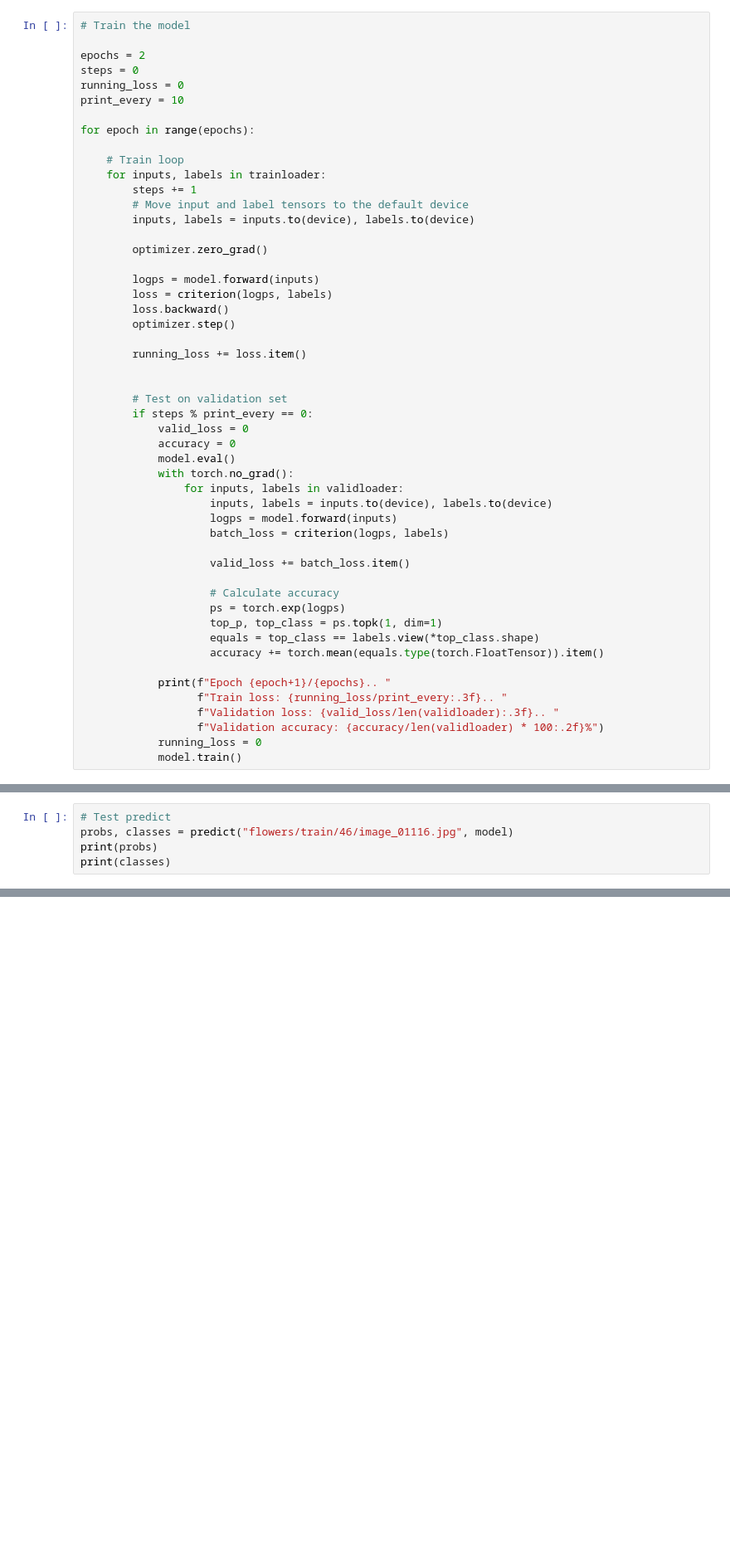
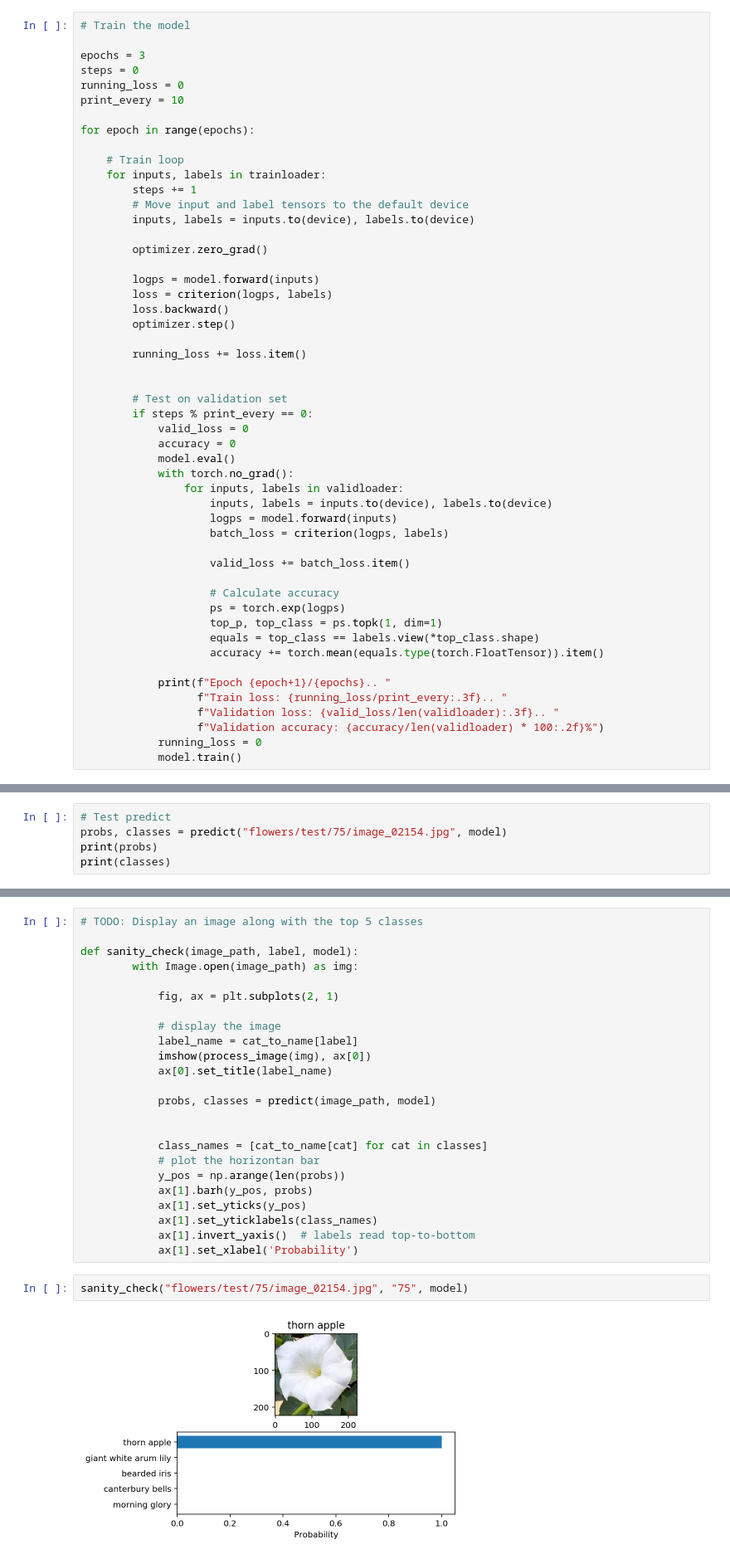
Before and after one commit to lukechen526/DSND_Term1, a Jupyter notebook: projects/p2_image_classifier/Image_Classifier_Project_solution.ipynb, the cells around one changed output, grey strips where cells are left out. Shown at 83% size. Cells and saved outputs as stored; diff of their text form; blank space fills up the shorter version.

Commit message:
Added sanity checking

```diff
--- a/projects/p2_image_classifier/Image_Classifier_Project_solution.ipynb
+++ b/projects/p2_image_classifier/Image_Classifier_Project_solution.ipynb
@@ -155,7 +154,7 @@ model = model.to(device)
 # %%
 # Train the model
 
-epochs = 2
+epochs = 3
 steps = 0
 running_loss = 0
 print_every = 10
@@ -422,7 +438,7 @@ def predict(image_path, model, topk=5):
         return top_p.squeeze().tolist(), top_class
 # %%
 # Test predict
-probs, classes = predict("flowers/train/46/image_01116.jpg", model)
+probs, classes = predict("flowers/test/75/image_02154.jpg", model)
 print(probs)
 print(classes)
 # %% [output]
@@ -440,0 +455,28 @@ You can convert from the class integer encoding to actual flower names with the
+# %%
+# TODO: Display an image along with the top 5 classes
+
+def sanity_check(image_path, label, model):
+        with Image.open(image_path) as img:
+
+            fig, ax = plt.subplots(2, 1)
+
+            # display the image
+            label_name = cat_to_name[label]
+            imshow(process_image(img), ax[0])
+            ax[0].set_title(label_name)
+
+            probs, classes = predict(image_path, model)
+
+
+            class_names = [cat_to_name[cat] for cat in classes]
+            # plot the horizontan bar
+            y_pos = np.arange(len(probs))
+            ax[1].barh(y_pos, probs)
+            ax[1].set_yticks(y_pos)
+            ax[1].set_yticklabels(class_names)
+            ax[1].invert_yaxis()  # labels read top-to-bottom
+            ax[1].set_xlabel('Probability')
+# %%
+sanity_check("flowers/test/75/image_02154.jpg", "75", model)
+# %% [output]
+[figure, added]
```
Also changed, not shown: parts of 11 cells of this notebook.
